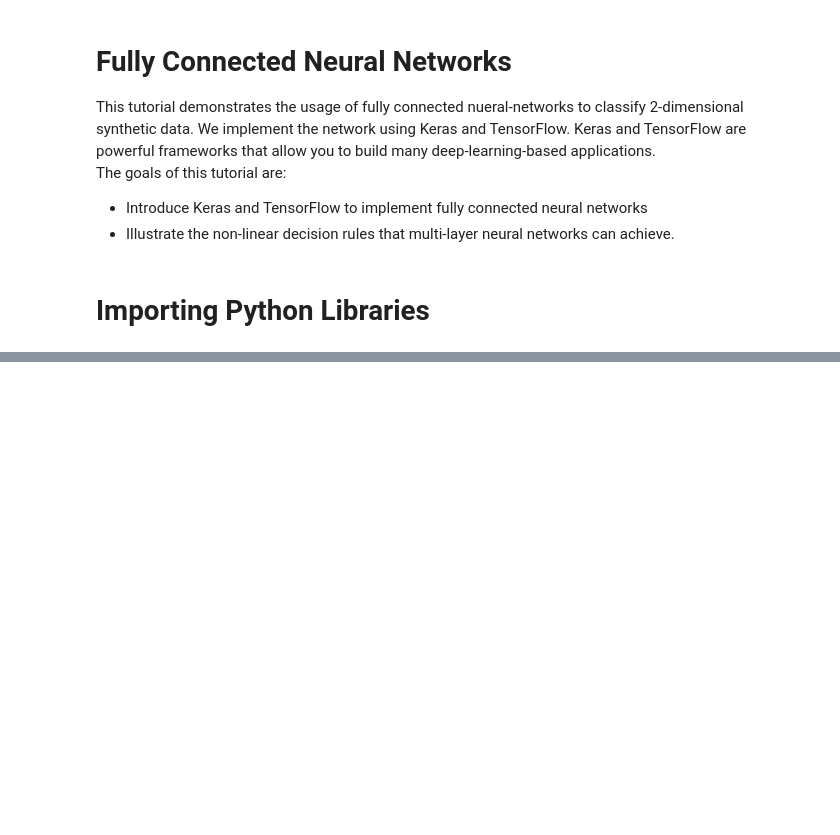
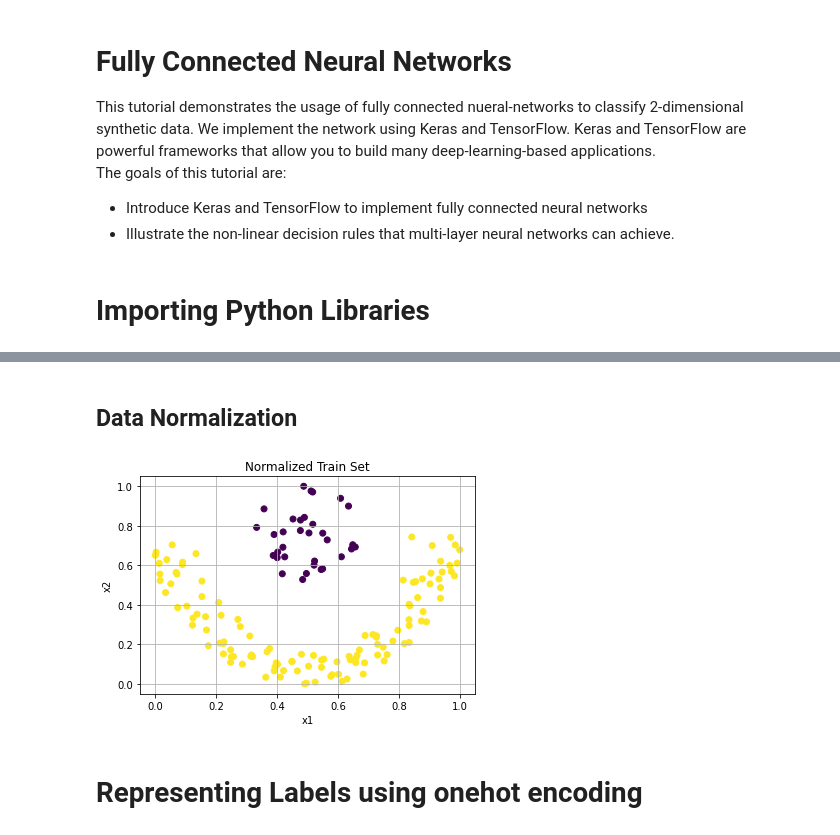
Before and after one commit to jposyluzny/ENEL645, a Jupyter notebook: Lectures/Week 2/DefiningFirstNeuralNet.ipynb, the cells around one changed output, grey strips where cells are left out. Saved outputs shown, nothing was run; the diff lists cells and outputs as text; code cells hidden in the pictures; blank space fills up the shorter version.

```diff
--- a/Lectures/Week 2/DefiningFirstNeuralNet.ipynb
+++ b/Lectures/Week 2/DefiningFirstNeuralNet.ipynb
@@ -44,0 +78,48 @@ ModuleNotFoundError: ignored
+# %%
+# First we will shuffle the samples
+indexes = np.arange(X.shape[0])
+np.random.shuffle(indexes)
+X = X[indexes,:]
+Y = Y[indexes]
+
+# Then, we split our data into train/val/test sets
+train_split = np.int(0.5*Y.size)
+val_split = np.int(0.75*Y.size)
+
+X_train = X[:train_split,:]
+Y_train = Y[:train_split]
+
+X_val = X[train_split:val_split,:]
+Y_val = Y[train_split:val_split]
+
+X_test = X[val_split:,:]
+Y_test = Y[val_split:]
+# %% [markdown]
+## Data Normalization
+# %%
+# min-max data normalization
+x_train_min = X_train.min(axis = 0, keepdims = True) # keepdims means keep dimensionality of original array
+x_train_max = X_train.max(axis = 0, keepdims = True)
+
+X_train = (X_train - x_train_min)/(x_train_max - x_train_min)
+X_val = (X_val - x_train_min)/(x_train_max - x_train_min)
+X_test = (X_test - x_train_min)/(x_train_max - x_train_min)
+
+
+#####################################################################################
+#Activity suggestion:
+# Change the min-max normalization above by standardization ((X - mean)/(std))
+####################################################################################
+
+
+#Displaying the normalized train set
+plt.scatter(X_train[:,0],X_train[:,1],c=Y_train)
+plt.xlabel("x1")
+plt.ylabel("x2")
+plt.grid()
+plt.title("Normalized Train Set")
+plt.show()
+# %% [output]
+[figure, added]
+# %% [markdown]
+# Representing Labels using onehot encoding
```
Also changed, not shown: parts of 16 cells of this notebook.
